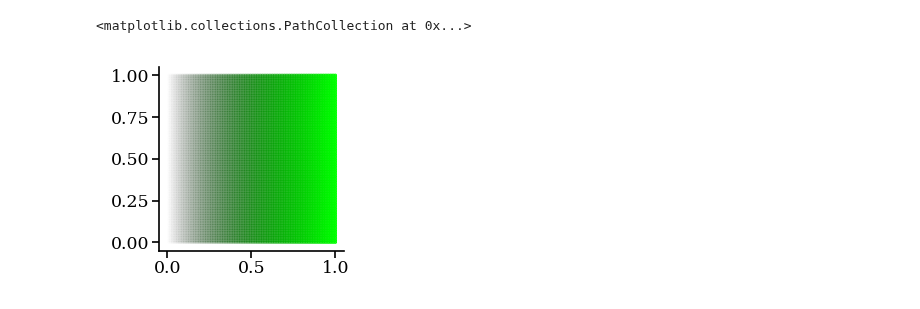
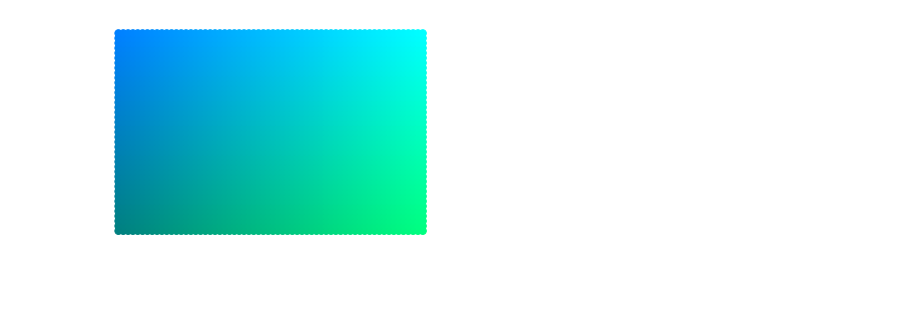
Before and after one commit to bioAI-Oslo/CI-grid-cells, a Jupyter notebook: figure-generating-notebooks/soccer.ipynb, the cells around one changed output. Drawn from its saved outputs; the diff is of its cells as text; code cells hidden in the pictures; blank space fills up the shorter version.

```diff
--- a/figure-generating-notebooks/soccer.ipynb
+++ b/figure-generating-notebooks/soccer.ipynb
@@ -2,7 +2,7 @@
 import numpy as np
 import matplotlib.pyplot as plt
 
-plt.style.use("../bioAI.mplstyle")
+plt.style.use("bioAI.mplstyle")
 # %%
 def f(x, y, alpha):
     return np.stack((x, -alpha*x*y + y), axis = -1)
@@ -38,8 +38,7 @@ plt.axis("equal")
 # %%
-nx = 10
+nx = 64
 ny = int(nx*y_size/x_size)
 x = np.linspace(0, x_size, nx)
 y = np.linspace(-y_size/2, y_size/2, ny)
 xx, yy = np.meshgrid(x, y)
 r = np.stack([xx.ravel(), yy.ravel()], axis = -1)
-print(xx.shape, yy.shape)
@@ -106,25 +82,16 @@ plt.savefig("tapered_sample.svg")
 # %%
-nx = 100
-ny = 100
-
-x = np.linspace(0, 1, nx)
-y = np.linspace(0, 1, ny)
-xx, yy = np.meshgrid(x, y)
-rr = np.stack((xx.ravel(), yy.ravel()),axis=-1)
-
-rg = np.linspace(0,1,nx)
-rb = np.linspace(0,1, ny)*0
+rg = np.linspace(0.5,1,nx)
+rb = np.linspace(0.5,1, ny)
 rrg, rrb = np.meshgrid(rg, rb)
 col_grid = np.stack((rrg.ravel(), rrb.ravel()), axis = -1)
 
 r_red = np.zeros(nx*ny)[:,None]
-
-alpha = np.ravel(rrg)[:,None]
-
+alpha = rrg.ravel()
 rgb = np.concatenate((r_red, col_grid),axis= -1)
-rgba = np.concatenate((rgb, alpha), axis = -1)
+rgba = np.concatenate((rgb, alpha[:,None]), axis = -1)
 # %%
-plt.scatter(*rr.T, c = rgba)
+plt.scatter(*r.T, c = rgb, s = 50)
+plt.axis("off")
+plt.savefig("soccer_figs/sample.svg")
 # %% [output]
-<matplotlib.collections.PathCollection at 0x...>
-[figure, old version]
+[figure, new version]
```
Also changed, not shown: parts of 10 cells of this notebook, 8 other files.
